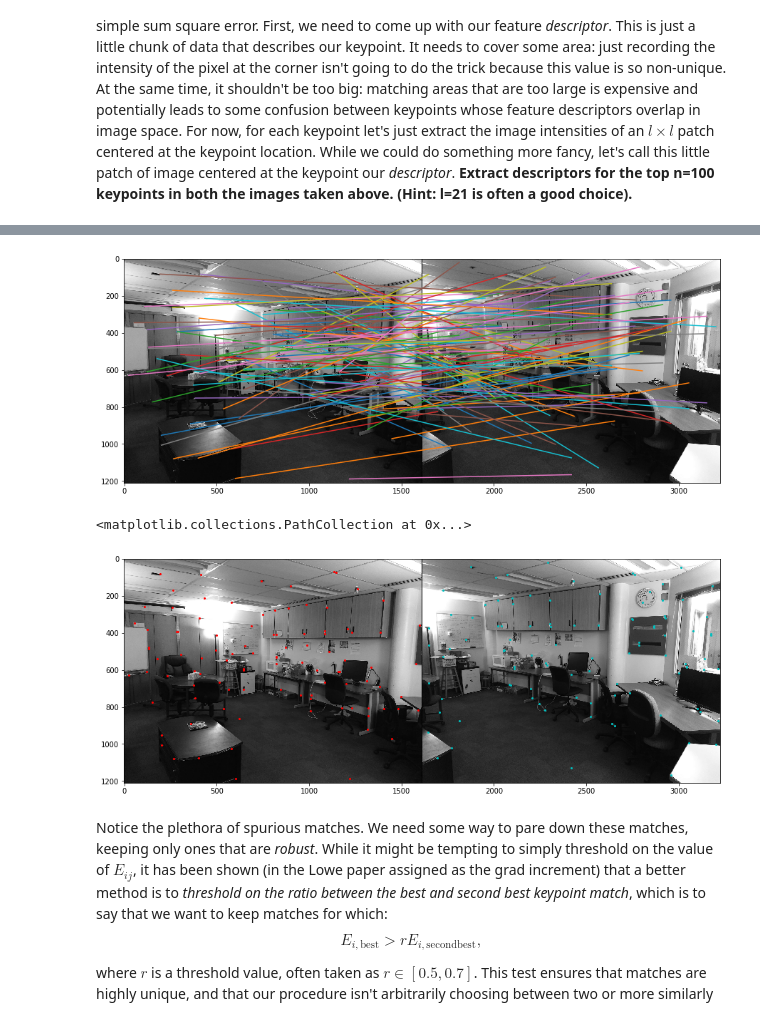
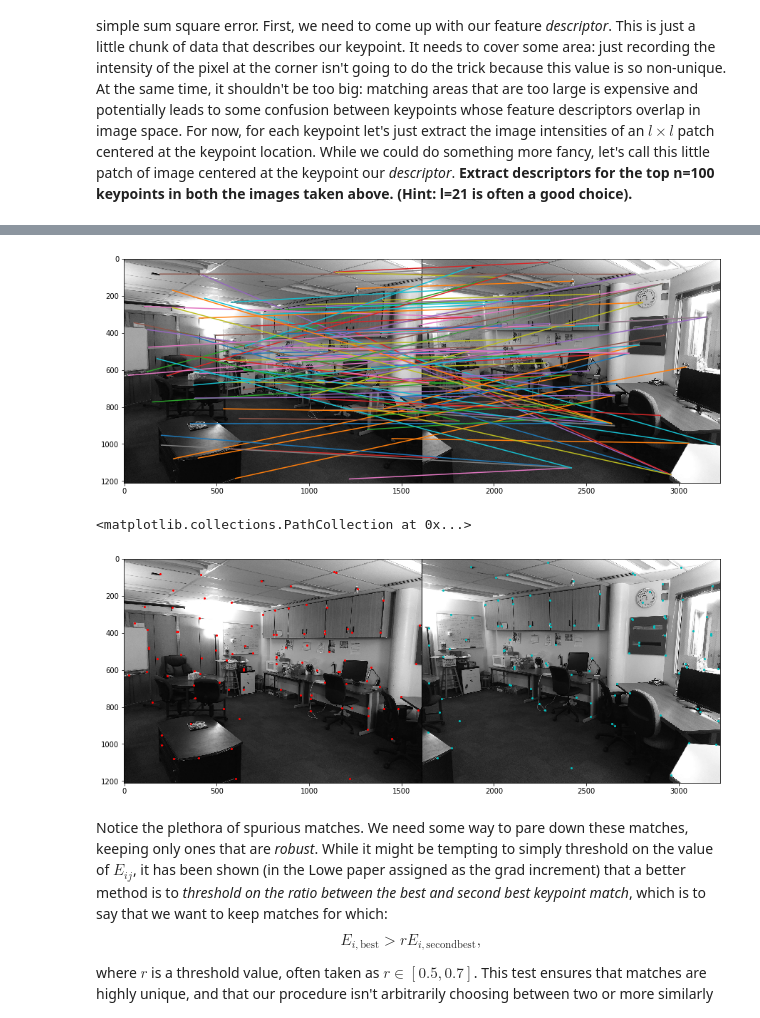
Before and after one commit to fbunt/190211_feature_matching, a Jupyter notebook: keypoint_matching.ipynb, the cells around one changed output, grey strips where cells are left out. Cells and saved outputs as stored; diff of their text form; code cells hidden in the pictures.

```diff
--- a/keypoint_matching.ipynb
+++ b/keypoint_matching.ipynb
@@ -97,15 +97,15 @@ matches = descriptor_match(dList1,dList2)
 # %%
 imgshow2(img0,img1, show=False)
 for i, j in matches:
     x = [kpts0[0][i],kpts1[0][j] + width]
-    y = [kpts0[1][i],kpts1[1][i]]
+    y = [kpts0[1][i],kpts1[1][j]]
     plt.plot(x,y)
 plt.show()
 imgshow2(img0, img1, show=False)
 plt.scatter(kpts0[0], kpts0[1], color="r", s=s)
 plt.scatter(kpts1[0] + width, kpts1[1], color="c", s=s)
 # %% [output]
-[figure, old version]
+[figure, new version]
 <matplotlib.collections.PathCollection at 0x...>
 [figure]
 # %% [markdown]
```
